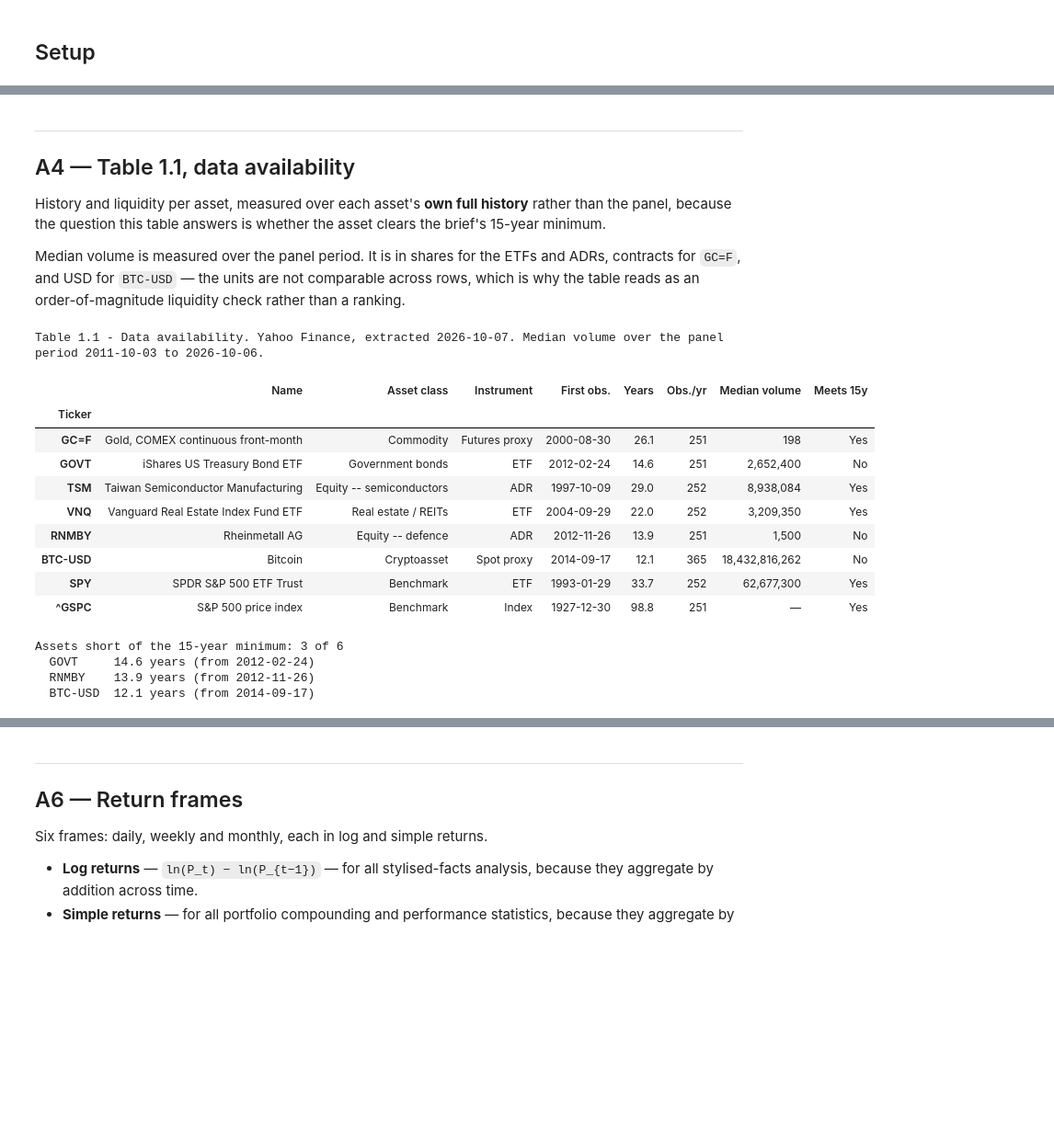
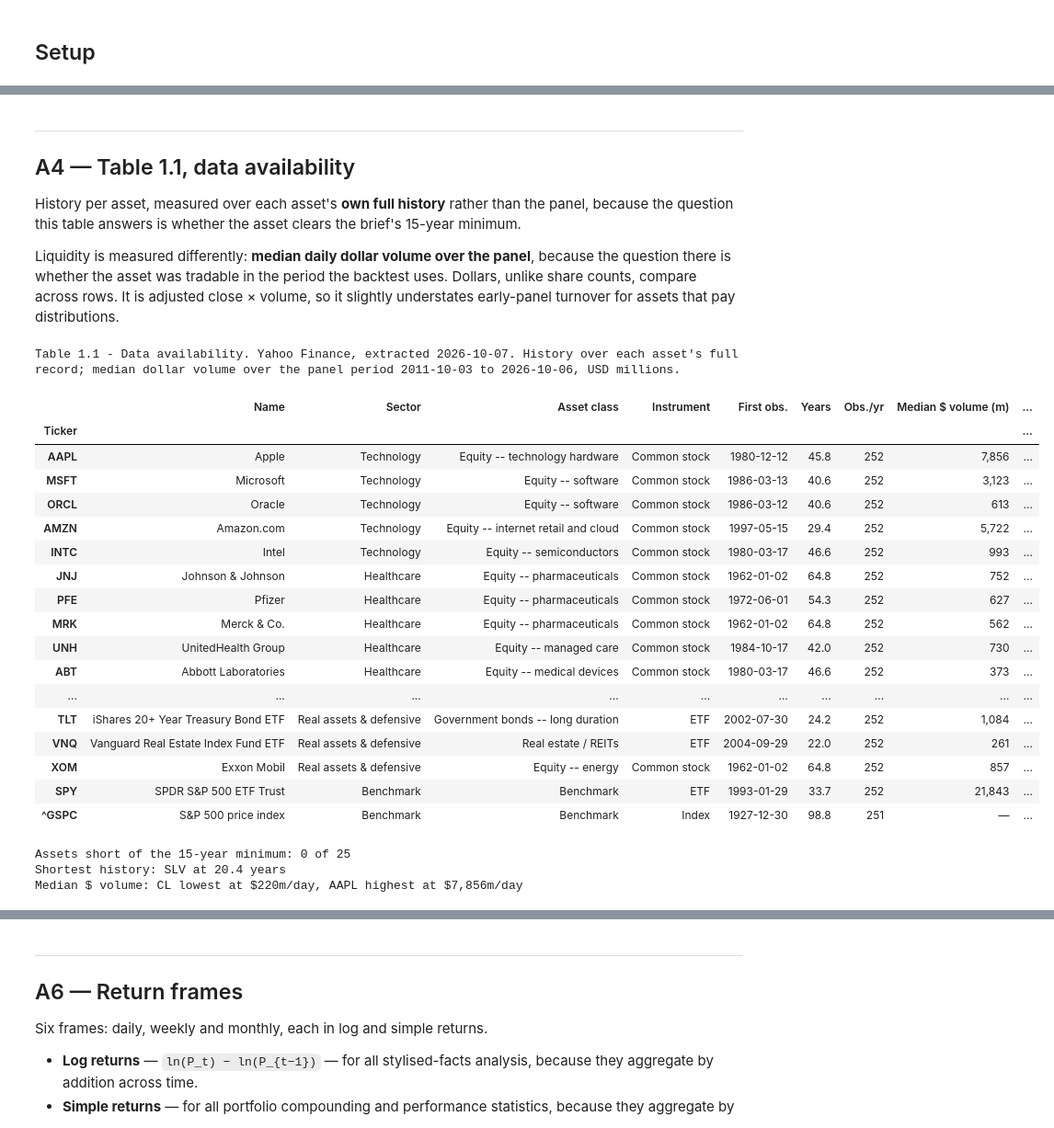
Before and after one commit to christianvanbellen/nova-ims-portfolio-management, a Jupyter notebook: notebooks/01_investment_universe.ipynb, the cells around one changed output, grey strips where cells are left out. Shown at 92% size. Saved outputs shown, nothing was run; the diff lists cells and outputs as text; code cells hidden in the pictures; blank space fills up the shorter version.

```diff
--- a/notebooks/01_investment_universe.ipynb
+++ b/notebooks/01_investment_universe.ipynb
@@ -185,50 +215,64 @@ sampler in workstream C handles the difference by drawing each window only from
 
 ## A4 — Table 1.1, data availability
 
-History and liquidity per asset, measured over each asset's **own full history** rather than the panel,
-because the question this table answers is whether the asset clears the brief's 15-year minimum.
+History per asset, measured over each asset's **own full history** rather than the panel, because the
+question this table answers is whether the asset clears the brief's 15-year minimum.
 
-Median volume is measured over the panel period. It is in shares for the ETFs and ADRs, contracts for
-`GC=F`, and USD for `BTC-USD` — the units are not comparable across rows, which is why the table reads
-as an order-of-magnitude liquidity check rather than a ranking.
+Liquidity is measured differently: **median daily dollar volume over the panel**, because the question
+there is whether the asset was tradable in the period the backtest uses. Dollars, unlike share counts,
+compare across rows. It is adjusted close × volume, so it slightly understates early-panel turnover for
+assets that pay distributions.
 # %%
 availability = data.availability_table(panel, cfg.ASSET_ORDER + [cfg.PERFORMANCE_BENCHMARK, "^GSPC"])
 
 table_1_1 = fmt.style(availability, {
     "Years": lambda v: fmt.number(v, 1),
     "Obs./yr": lambda v: fmt.count(v),
-    "Median volume": fmt.count,
+    "Median $ volume (m)": fmt.count,
 })
 # An index level's "volume" is the summed volume of its constituents, not a
 # tradable quantity -- not applicable, so an em dash.
-table_1_1.loc["^GSPC", "Median volume"] = fmt.NA
+table_1_1.loc["^GSPC", "Median $ volume (m)"] = fmt.NA
 
 print("Table 1.1 - Data availability. Yahoo Finance, extracted "
-      f"{panel.extraction_date.isoformat()}. Median volume over the panel period "
-      f"{panel.calendar[0].date()} to {panel.calendar[-1].date()}.")
+      f"{panel.extraction_date.isoformat()}. History over each asset's full record; median dollar volume "
+      f"over the panel period {panel.calendar[0].date()} to {panel.calendar[-1].date()}, USD millions.")
 display(table_1_1)
 # %% [output]
-Table 1.1 - Data availability. Yahoo Finance, extracted 2026-10-07. Median volume over the panel period 2011-10-03 to 2026-10-06.
+Table 1.1 - Data availability. Yahoo Finance, extracted 2026-10-07. History over each asset's full record; median dollar volume over the panel period 2011-10-03 to 2026-10-06, USD millions.
-|  | Name | Asset class | Instrument | First obs. | Years | Obs./yr | Median volume | Meets 15y |
-| Ticker |  |  |  |  |  |  |  |  |
-| GC=F | Gold, COMEX continuous front-month | Commodity | Futures proxy | 2000-08-30 | 26.1 | 251 | 198 | Yes |
-| GOVT | iShares US Treasury Bond ETF | Government bonds | ETF | 2012-02-24 | 14.6 | 251 | 2,652,400 | No |
-| TSM | Taiwan Semiconductor Manufacturing | Equity -- semiconductors | ADR | 1997-10-09 | 29.0 | 252 | 8,938,084 | Yes |
-| VNQ | Vanguard Real Estate Index Fund ETF | Real estate / REITs | ETF | 2004-09-29 | 22.0 | 252 | 3,209,350 | Yes |
-| RNMBY | Rheinmetall AG | Equity -- defence | ADR | 2012-11-26 | 13.9 | 251 | 1,500 | No |
-| BTC-USD | Bitcoin | Cryptoasset | Spot proxy | 2014-09-17 | 12.1 | 365 | 18,432,816,262 | No |
-| SPY | SPDR S&P 500 ETF Trust | Benchmark | ETF | 1993-01-29 | 33.7 | 252 | 62,677,300 | Yes |
-| ^GSPC | S&P 500 price index | Benchmark | Index | 1927-12-30 | 98.8 | 251 | — | Yes |
+|  | Name | Sector | Asset class | Instrument | First obs. | Years | Obs./yr | Median $ volume (m) | ... |
+| Ticker |  |  |  |  |  |  |  |  | ... |
+| AAPL | Apple | Technology | Equity -- technology hardware | Common stock | 1980-12-12 | 45.8 | 252 | 7,856 | ... |
+| MSFT | Microsoft | Technology | Equity -- software | Common stock | 1986-03-13 | 40.6 | 252 | 3,123 | ... |
+| ORCL | Oracle | Technology | Equity -- software | Common stock | 1986-03-12 | 40.6 | 252 | 613 | ... |
+| AMZN | Amazon.com | Technology | Equity -- internet retail and cloud | Common stock | 1997-05-15 | 29.4 | 252 | 5,722 | ... |
+| INTC | Intel | Technology | Equity -- semiconductors | Common stock | 1980-03-17 | 46.6 | 252 | 993 | ... |
+| JNJ | Johnson & Johnson | Healthcare | Equity -- pharmaceuticals | Common stock | 1962-01-02 | 64.8 | 252 | 752 | ... |
+| PFE | Pfizer | Healthcare | Equity -- pharmaceuticals | Common stock | 1972-06-01 | 54.3 | 252 | 627 | ... |
+| MRK | Merck & Co. | Healthcare | Equity -- pharmaceuticals | Common stock | 1962-01-02 | 64.8 | 252 | 562 | ... |
+| UNH | UnitedHealth Group | Healthcare | Equity -- managed care | Common stock | 1984-10-17 | 42.0 | 252 | 730 | ... |
+| ABT | Abbott Laboratories | Healthcare | Equity -- medical devices | Common stock | 1980-03-17 | 46.6 | 252 | 373 | ... |
+| ... | ... | ... | ... | ... | ... | ... | ... | ... | ... |
+| TLT | iShares 20+ Year Treasury Bond ETF | Real assets & defensive | Government bonds -- long duration | ETF | 2002-07-30 | 24.2 | 252 | 1,084 | ... |
+| VNQ | Vanguard Real Estate Index Fund ETF | Real assets & defensive | Real estate / REITs | ETF | 2004-09-29 | 22.0 | 252 | 261 | ... |
+| XOM | Exxon Mobil | Real assets & defensive | Equity -- energy | Common stock | 1962-01-02 | 64.8 | 252 | 857 | ... |
+| SPY | SPDR S&P 500 ETF Trust | Benchmark | Benchmark | ETF | 1993-01-29 | 33.7 | 252 | 21,843 | ... |
+| ^GSPC | S&P 500 price index | Benchmark | Benchmark | Index | 1927-12-30 | 98.8 | 251 | — | ... |
 # %%
-short = availability.loc[cfg.ASSET_ORDER].query(f"Years < {cfg.MIN_YEARS_REQUIRED}")
+assets = availability.loc[cfg.ASSET_ORDER]
+short = assets.query(f"Years < {cfg.MIN_YEARS_REQUIRED}")
 print(f"Assets short of the {cfg.MIN_YEARS_REQUIRED}-year minimum: {len(short)} of {len(cfg.ASSET_ORDER)}")
 for ticker, row in short.iterrows():
     print(f"  {ticker:<8} {row['Years']:.1f} years (from {row['First obs.']})")
+print(f"Shortest history: {assets['Years'].idxmin()} at {assets['Years'].min():.1f} years")
+
+liquidity = assets["Median $ volume (m)"]
+print(f"Median $ volume: {liquidity.idxmin()} lowest at ${liquidity.min():,.0f}m/day, "
+      f"{liquidity.idxmax()} highest at ${liquidity.max():,.0f}m/day")
 # %% [output]
-Assets short of the 15-year minimum: 3 of 6
-  GOVT     14.6 years (from 2012-02-24)
-  RNMBY    13.9 years (from 2012-11-26)
-  BTC-USD  12.1 years (from 2014-09-17)
+Assets short of the 15-year minimum: 0 of 25
+Shortest history: SLV at 20.4 years
+Median $ volume: CL lowest at $220m/day, AAPL highest at $7,856m/day
 # %% [markdown]
 ---
 
```
Also changed, not shown: parts of 40 cells of this notebook, 7 other files.
